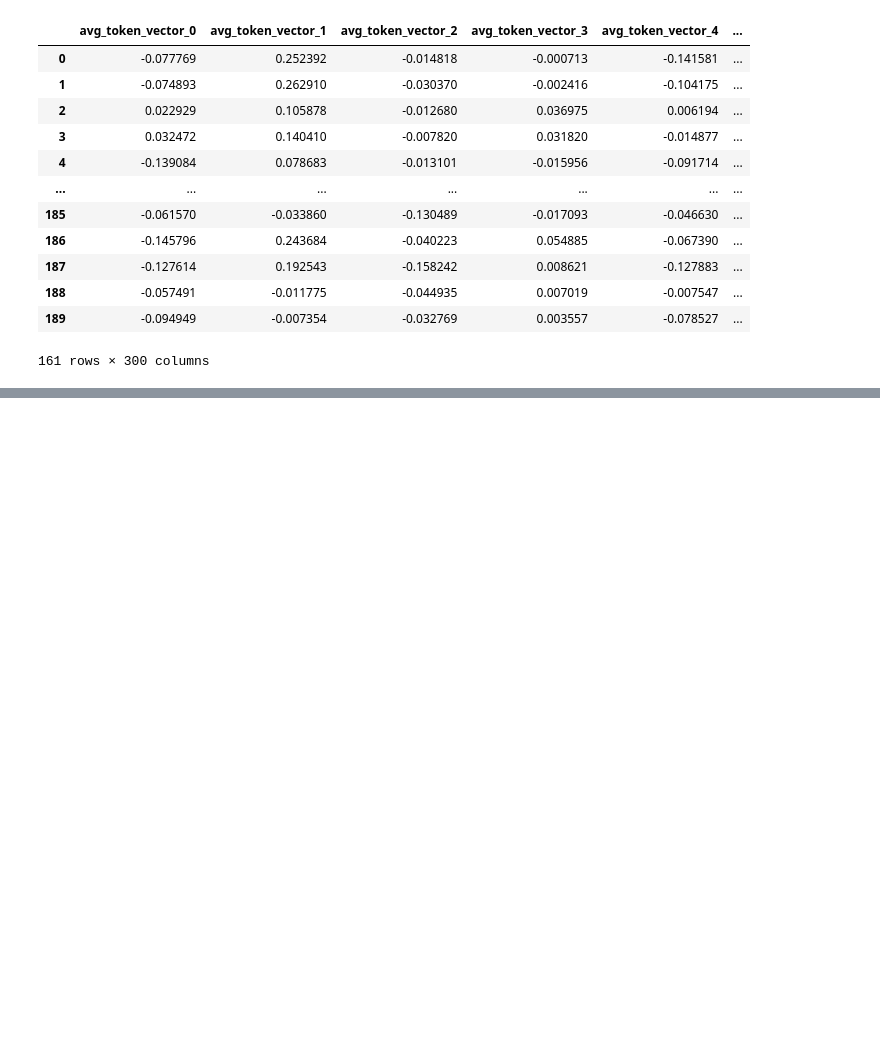
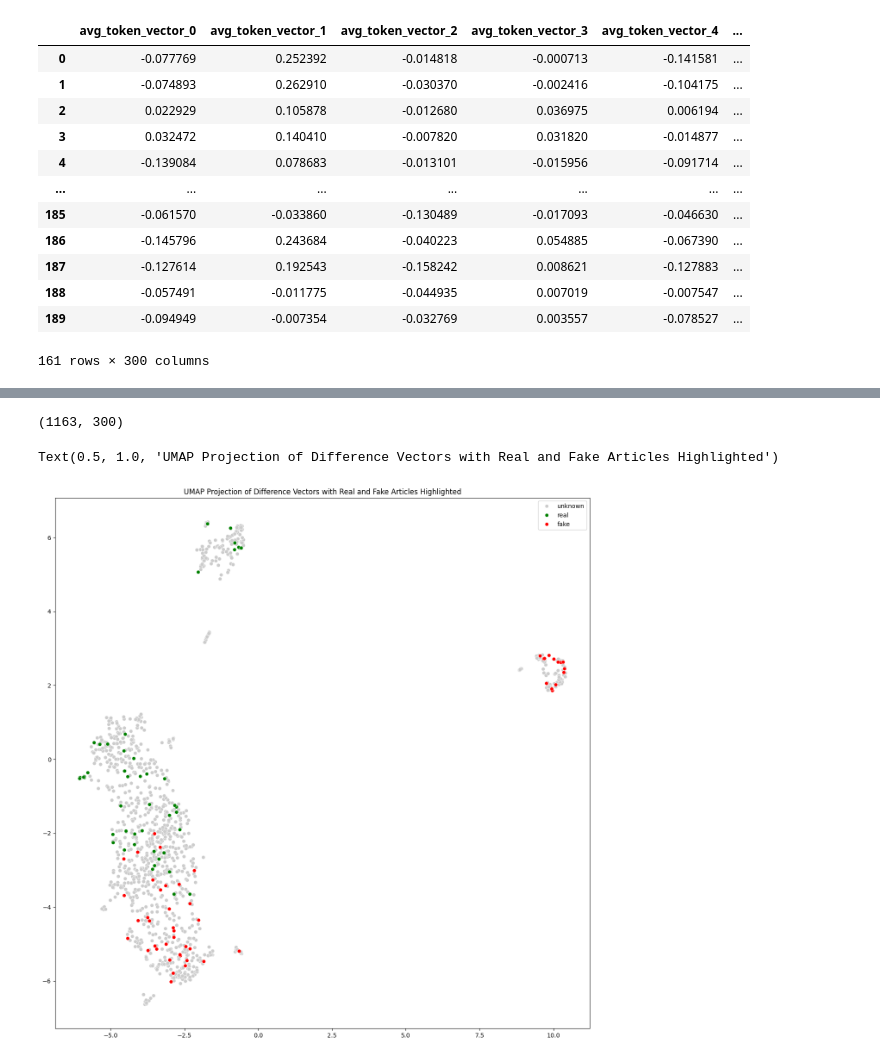
Before and after one commit to wagenrace/kaggle-notebooks, a Jupyter notebook: Dimenions_reduction.ipynb, the cells around one changed output, grey strips where cells are left out. Drawn from its saved outputs; the diff is of its cells as text; code cells hidden in the pictures; blank space fills up the shorter version.

```diff
--- a/Dimenions_reduction.ipynb
+++ b/Dimenions_reduction.ipynb
@@ -190,0 +158,63 @@ Text(0.5, 1.0, 'UMAP Projection with Repeated Words Highlighted')
+# %%
+all_difference_vectors = []
+is_from_real = []
+
+# Testing data
+article_ids = sorted([int(i) for i in test_tokens.article_id.unique()])
+num_test_data = len(article_ids)
+
+for i in article_ids:
+    vec1 = test_tokens.loc[
+        (test_tokens.article_id == i) & (test_tokens.file_id == 1)
+    ]
+    vec2 = test_tokens.loc[
+        (test_tokens.article_id == i) & (test_tokens.file_id == 2)
+    ]
+
+    difference_vector = vec1[token_vectors].values - vec2[token_vectors].values
+    is_from_real.append("unknown")
+
+    all_difference_vectors.append(difference_vector)
+
+# Training data
+article_ids = sorted([int(i) for i in train_tokens.article_id.unique()])
+num_train_data = len(article_ids)
+
+for i in article_ids:
+    vec1 = train_tokens.loc[(train_tokens.article_id == i) & (train_tokens.file_id == 1)]
+    vec2 = train_tokens.loc[(train_tokens.article_id == i) & (train_tokens.file_id == 2)]
+
+    difference_vector = vec1[token_vectors].values - vec2[token_vectors].values
+    if vec1.is_real.values[0]:
+        is_from_real.append("real")
+    else:
+        is_from_real.append("fake")
+
+    all_difference_vectors.append(difference_vector)
+
+# Reshape output
+all_difference_vectors = np.array(all_difference_vectors)[:, 0, :]
+is_from_real = np.array(is_from_real)
+
+print(all_difference_vectors.shape)
+# %% [output]
+(1163, 300)
+# %%
+import umap
+
+embedding3 = umap.UMAP().fit_transform(all_difference_vectors)
+
+plt.figure(figsize=(16, 16))
+
+ax = sns.scatterplot(
+    x=embedding3[:, 0],
+    y=embedding3[:, 1],
+    hue=is_from_real,
+    palette={"fake": "red", "real": "green", "unknown": [0.8, 0.8, 0.8]},
+)
+ax.set_title(
+    "UMAP Projection of Difference Vectors with Real and Fake Articles Highlighted"
+)
+# %% [output]
+Text(0.5, 1.0, 'UMAP Projection of Difference Vectors with Real and Fake Articles Highlighted')
+[figure, added]
```
Also changed, not shown: parts of 17 cells of this notebook.
